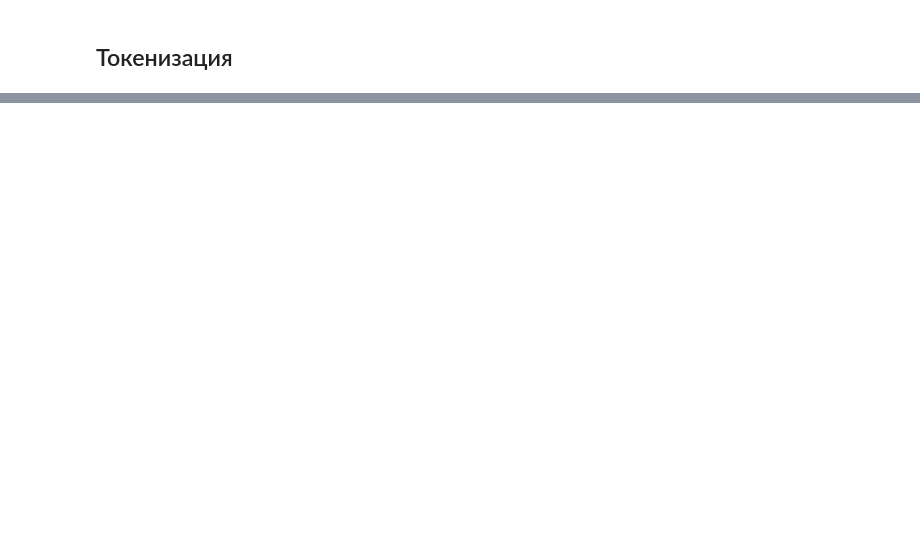
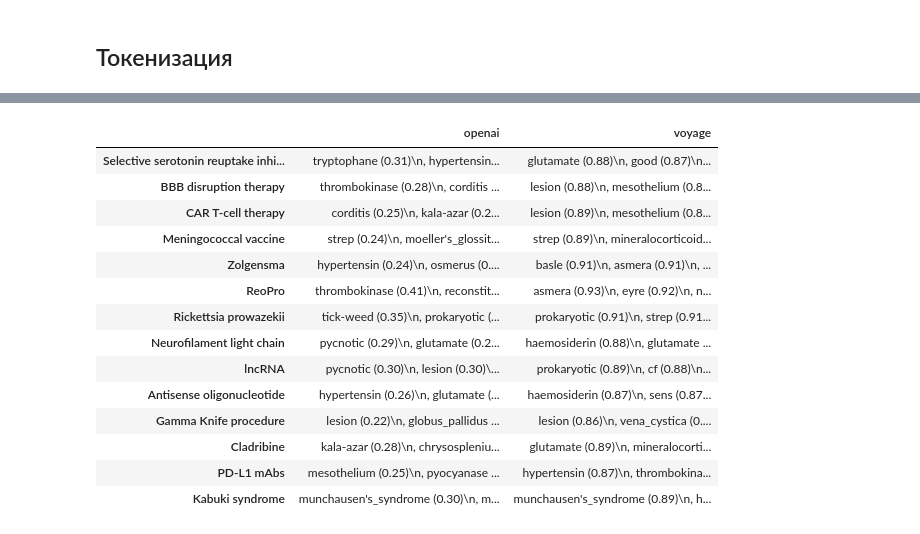
Before and after one commit to chakchurina/embedding-model-selection, a Jupyter notebook: embedding_analysis.ipynb, the cells around one changed output, grey strips where cells are left out. Cells and saved outputs as stored; diff of their text form; code cells hidden in the pictures; blank space fills up the shorter version.

```diff
--- a/embedding_analysis.ipynb
+++ b/embedding_analysis.ipynb
@@ -398,3 +459,6 @@ for i in tqdm(range(0, len(words), batch_size), desc="Processing Batches"):
+# %%
+# todo remove
+words = random.sample(words, 300)
 # %%
 terms = [
     "Selective serotonin reuptake inhibitor",  # Класс антидепрессантов
@@ -418,0 +479,16 @@ similarities = cosine_similarity(terms_embeddings, embeddings)
+# %%
+wordnet_embeddings = get_embeddings(words, get_openai, 1500)
+terms_embeddings = get_embeddings(terms, get_openai)
+
+similarities = cosine_similarity(terms_embeddings, wordnet_embeddings)
+
+for term, term_similarities in zip(terms, similarities):
+
+    top_indices = np.argsort(term_similarities)[-3:][::-1]
+    top_scores = term_similarities[top_indices]
+    top_words = [words[i] for i in top_indices]
+
+    print(f"Term: {term}")
+    for word, score in zip(top_words, top_scores):
+        print(f"  {word}: {score:.2f}")
+    print()
@@ -419,10 +513,35 @@ similarities = cosine_similarity(terms_embeddings, embeddings)
 # %%
-for term_idx, term in enumerate(terms):
-    term_similarities = similarities[term_idx]
-    top_indices = np.argsort(term_similarities)[-3:][::-1]
+results = {}
 
-    print(f"\nClosest words to '{term}':")
-    for i, idx in enumerate(top_indices, 1):
-        word = words[idx]
-        score = term_similarities[idx]
-        print(f"{i}. {word}, score: {score:.2f}")
+for model, method in methods:
+    wordnet_embeddings = get_embeddings(words, method, 100)
+    terms_embeddings = get_embeddings(terms, method, 100)
+    similarities = cosine_similarity(terms_embeddings, wordnet_embeddings)
+
+    results[model] = []
+    for term, term_similarities in zip(terms, similarities):
+        top_indices = np.argsort(term_similarities)[-3:][::-1]
+        top_scores = term_similarities[top_indices]
+        top_words = [words[i] for i in top_indices]
+        results[model].append(", ".join([f"{word} ({score:.2f})" for word, score in zip(top_words, top_scores)]))
+
+
+df = pd.DataFrame(results, index=terms)
+# %%
+df.head(20)
+# %% [output]
+|  | openai | voyage |
+| Selective serotonin reuptake inhi... | tryptophane (0.31)\n, hypertensin... | glutamate (0.88)\n, good (0.87)\n... |
+| BBB disruption therapy | thrombokinase (0.28)\n, corditis ... | lesion (0.88)\n, mesothelium (0.8... |
+| CAR T-cell therapy | corditis (0.25)\n, kala-azar (0.2... | lesion (0.89)\n, mesothelium (0.8... |
+| Meningococcal vaccine | strep (0.24)\n, moeller's_glossit... | strep (0.89)\n, mineralocorticoid... |
+| Zolgensma | hypertensin (0.24)\n, osmerus (0.... | basle (0.91)\n, asmera (0.91)\n, ... |
+| ReoPro | thrombokinase (0.41)\n, reconstit... | asmera (0.93)\n, eyre (0.92)\n, n... |
+| Rickettsia prowazekii | tick-weed (0.35)\n, prokaryotic (... | prokaryotic (0.91)\n, strep (0.91... |
+| Neurofilament light chain | pycnotic (0.29)\n, glutamate (0.2... | haemosiderin (0.88)\n, glutamate ... |
+| lncRNA | pycnotic (0.30)\n, lesion (0.30)\... | prokaryotic (0.89)\n, cf (0.88)\n... |
+| Antisense oligonucleotide | hypertensin (0.26)\n, glutamate (... | haemosiderin (0.87)\n, sens (0.87... |
+| Gamma Knife procedure | lesion (0.22)\n, globus_pallidus ... | lesion (0.86)\n, vena_cystica (0.... |
+| Cladribine | kala-azar (0.28)\n, chrysospleniu... | glutamate (0.89)\n, mineralocorti... |
+| PD-L1 mAbs | mesothelium (0.25)\n, pyocyanase ... | hypertensin (0.87)\n, thrombokina... |
+| Kabuki syndrome | munchausen's_syndrome (0.30)\n, m... | munchausen's_syndrome (0.89)\n, h... |
```
Also changed, not shown: parts of 70 cells of this notebook.
